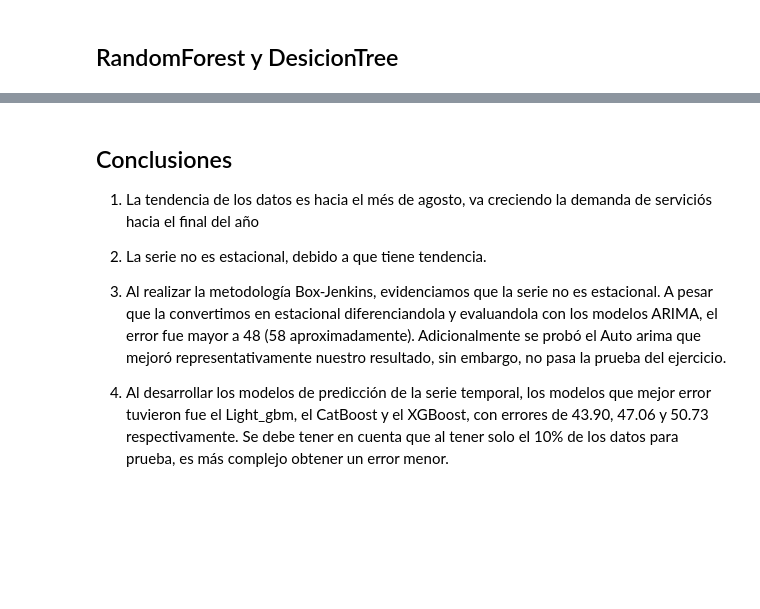
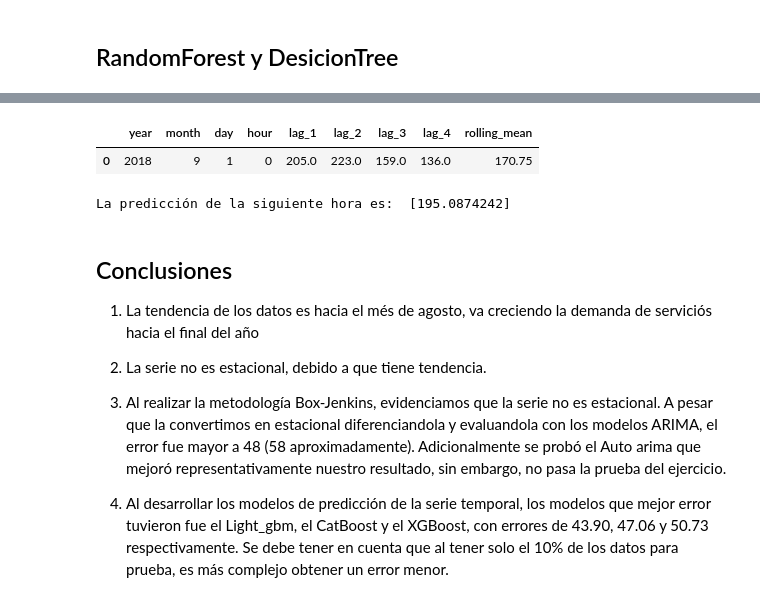
Before and after one commit to santicar1809/taxi_service, a Jupyter notebook: code_13.ipynb, the cells around one changed output, grey strips where cells are left out. Cells and saved outputs as stored; diff of their text form; code cells hidden in the pictures; blank space fills up the shorter version.

```diff
--- a/code_13.ipynb
+++ b/code_13.ipynb
@@ -762,3 +769,15 @@ RMSE: 57.88950334537097
+# %%
+next_hr_features={'year':[2018],'month':[9],'day':[1],'hour':[0],'lag_1':[205.0],'lag_2':[223.0],'lag_3':[159.0],'lag_4':[136.0],'rolling_mean':[170.750000]}
+next_hr_features=pd.DataFrame(next_hr_features)
+next_hr_features
+# %% [output]
+|  | year | month | day | hour | lag_1 | lag_2 | lag_3 | lag_4 | rolling_mean |
+| 0 | 2018 | 9 | 1 | 0 | 205.0 | 223.0 | 159.0 | 136.0 | 170.75 |
+# %%
+pred_next_hour=best_model.predict(next_hr_features)
+print('La predicción de la siguiente hora es: ',pred_next_hour )
+# %% [output]
+La predicción de la siguiente hora es:  [195.0874242]
 # %% [markdown]
 ## Conclusiones
 
```
Also changed, not shown: parts of 5 cells of this notebook, 9 other files.
